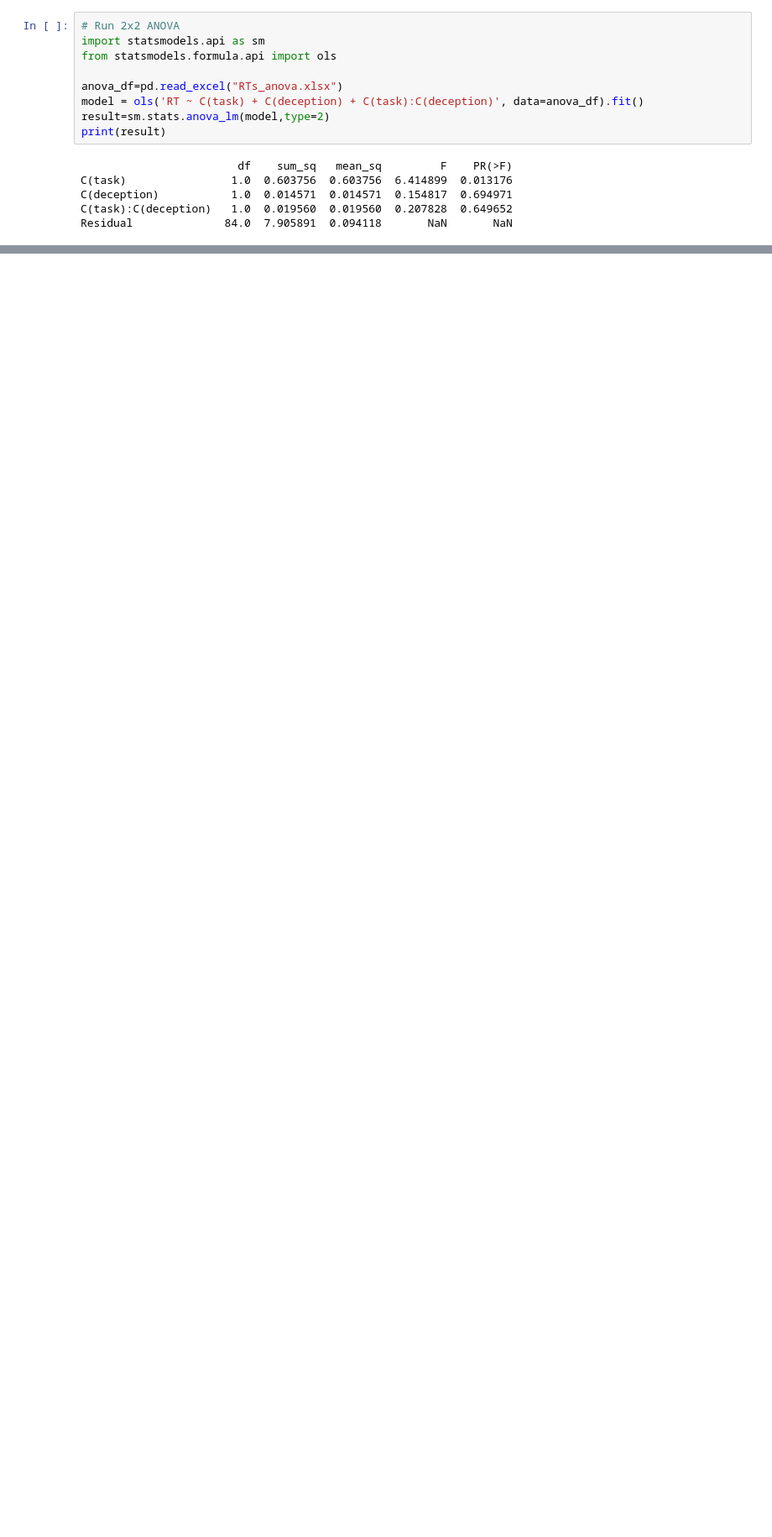
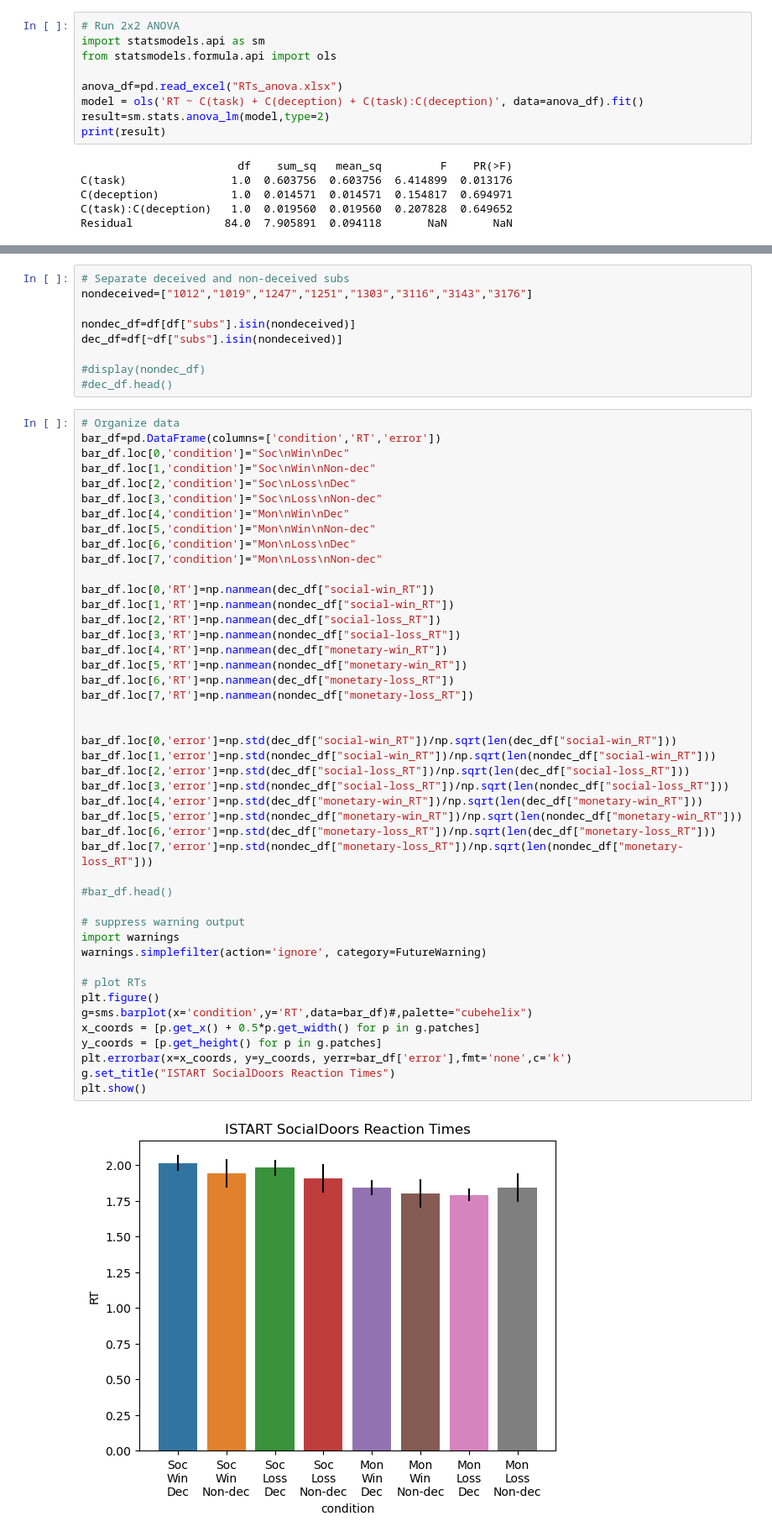
Before and after one commit to DVS-Lab/istart-socdoors, a Jupyter notebook: code/deception_RT-stats.ipynb, the cells around one changed output, grey strips where cells are left out. Shown: that part at 84% size. Cells and saved outputs as stored; diff of their text form; blank space fills up the shorter version.

```diff
--- a/code/deception_RT-stats.ipynb
+++ b/code/deception_RT-stats.ipynb
@@ -96,0 +156,56 @@ Residual              84.0  7.905891  0.094118       NaN       NaN
+# %%
+# Separate deceived and non-deceived subs
+nondeceived=["1012","1019","1247","1251","1303","3116","3143","3176"]
+
+nondec_df=df[df["subs"].isin(nondeceived)]
+dec_df=df[~df["subs"].isin(nondeceived)]
+
+#display(nondec_df)
+#dec_df.head()
+# %%
+# Organize data
+bar_df=pd.DataFrame(columns=['condition','RT','error'])
+bar_df.loc[0,'condition']="Soc\nWin\nDec"
+bar_df.loc[1,'condition']="Soc\nWin\nNon-dec"
+bar_df.loc[2,'condition']="Soc\nLoss\nDec"
+bar_df.loc[3,'condition']="Soc\nLoss\nNon-dec"
+bar_df.loc[4,'condition']="Mon\nWin\nDec"
+bar_df.loc[5,'condition']="Mon\nWin\nNon-dec"
+bar_df.loc[6,'condition']="Mon\nLoss\nDec"
+bar_df.loc[7,'condition']="Mon\nLoss\nNon-dec"
+
+bar_df.loc[0,'RT']=np.nanmean(dec_df["social-win_RT"])
+bar_df.loc[1,'RT']=np.nanmean(nondec_df["social-win_RT"])
+bar_df.loc[2,'RT']=np.nanmean(dec_df["social-loss_RT"])
+bar_df.loc[3,'RT']=np.nanmean(nondec_df["social-loss_RT"])
+bar_df.loc[4,'RT']=np.nanmean(dec_df["monetary-win_RT"])
+bar_df.loc[5,'RT']=np.nanmean(nondec_df["monetary-win_RT"])
+bar_df.loc[6,'RT']=np.nanmean(dec_df["monetary-loss_RT"])
+bar_df.loc[7,'RT']=np.nanmean(nondec_df["monetary-loss_RT"])
+
+
+bar_df.loc[0,'error']=np.std(dec_df["social-win_RT"])/np.sqrt(len(dec_df["social-win_RT"]))
+bar_df.loc[1,'error']=np.std(nondec_df["social-win_RT"])/np.sqrt(len(nondec_df["social-win_RT"]))
+bar_df.loc[2,'error']=np.std(dec_df["social-loss_RT"])/np.sqrt(len(dec_df["social-loss_RT"]))
+bar_df.loc[3,'error']=np.std(nondec_df["social-loss_RT"])/np.sqrt(len(nondec_df["social-loss_RT"]))
+bar_df.loc[4,'error']=np.std(dec_df["monetary-win_RT"])/np.sqrt(len(dec_df["monetary-win_RT"]))
+bar_df.loc[5,'error']=np.std(nondec_df["monetary-win_RT"])/np.sqrt(len(nondec_df["monetary-win_RT"]))
+bar_df.loc[6,'error']=np.std(dec_df["monetary-loss_RT"])/np.sqrt(len(dec_df["monetary-loss_RT"]))
+bar_df.loc[7,'error']=np.std(nondec_df["monetary-loss_RT"])/np.sqrt(len(nondec_df["monetary-loss_RT"]))
+
+#bar_df.head()
+
+# suppress warning output
+import warnings
+warnings.simplefilter(action='ignore', category=FutureWarning)
+
+# plot RTs
+plt.figure()
+g=sms.barplot(x='condition',y='RT',data=bar_df)#,palette="cubehelix")
+x_coords = [p.get_x() + 0.5*p.get_width() for p in g.patches]
+y_coords = [p.get_height() for p in g.patches]
+plt.errorbar(x=x_coords, y=y_coords, yerr=bar_df['error'],fmt='none',c='k')
+g.set_title("ISTART SocialDoors Reaction Times")
+plt.show()
+# %% [output]
+[figure, added]
```
Also changed, not shown: parts of 4 cells of this notebook.
